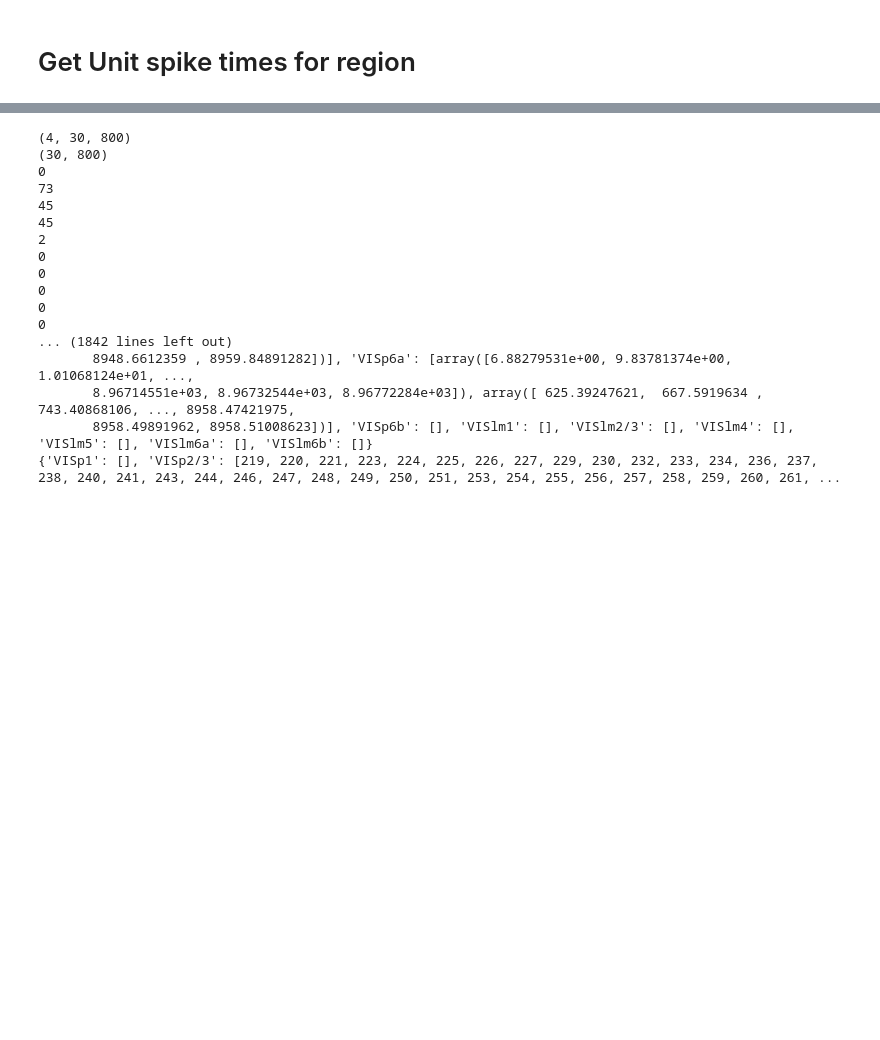
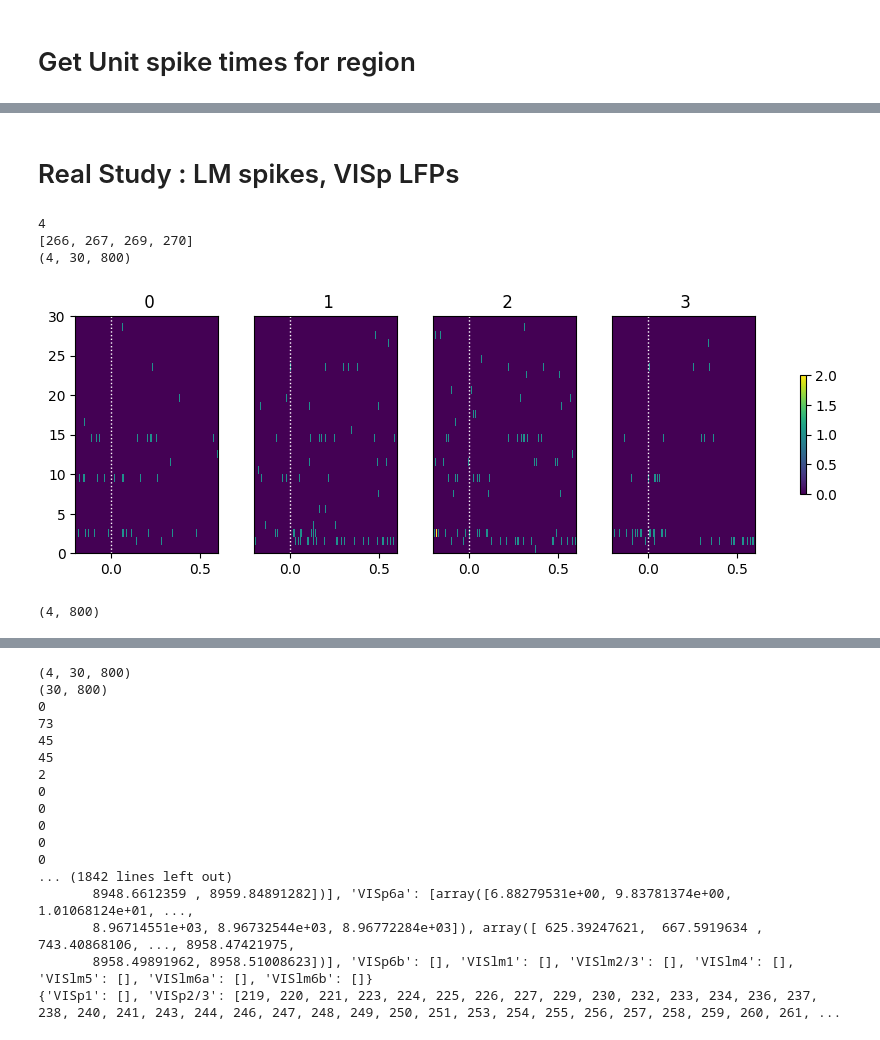
Before and after one commit to JiwooNAM/Lab2025, a Jupyter notebook: LFP exercise.ipynb, the cells around one changed output, grey strips where cells are left out. Saved outputs shown, nothing was run; the diff lists cells and outputs as text; code cells hidden in the pictures; blank space fills up the shorter version.

```diff
--- a/LFP exercise.ipynb
+++ b/LFP exercise.ipynb
@@ -563,7 +568,7 @@ def get_units(region):
     units_ids = []
     location_units_spike_times = []
     for row in units:
-        if get_unit_location(row) == region and row.quality.item() == "good":
+        if get_unit_location(row) == region: #and row.quality.item() == "good":
             location_units_spike_times.append(row.spike_times.item())
             units_ids.append(row.cluster_id.item())
     units_spike_times += location_units_spike_times
@@ -571,0 +602,21 @@ def get_units(region):
+# %%
+def show_response(ax, window, window_start_time, window_end_time, aspect="auto", vmin=None, vmax=None, yticklabels=[], skipticks=1, xlabel="Time (s)", ylabel="ROI", cbar=True, cbar_label=None):
+    if len(window) == 0:
+        print("Input data has length 0; Nothing to display")
+        return
+
+    img = ax.imshow(window, aspect=aspect, extent=[window_start_time, window_end_time, 0, len(window)], interpolation="none", vmin=vmin, vmax=vmax)
+    if cbar:
+        ax.colorbar(img, shrink=0.5, label=cbar_label)
+
+    ax.plot([0,0],[0, len(window)], ":", color="white", linewidth=1.0)
+
+    if len(yticklabels) != 0:
+        ax.set_yticks(range(len(yticklabels)))
+        ax.set_yticklabels(yticklabels, fontsize=8)
+
+        n_ticks = len(yticklabels[::skipticks])
+        ax.yaxis.set_major_locator(plt.MaxNLocator(n_ticks))
+
+    ax.set_xlabel(xlabel)
+    ax.set_ylabel(ylabel)
@@ -572,2 +662,27 @@ def get_units(region):
+# %% [markdown]
+# Real Study : LM spikes, VISp LFPs
 # %%
-_, b = get_units(area)
+spikes_LM, ids_LM = get_units('VISl1')
+print(ids_LM)
+
+time_resolution = 1 / sampling_fq
+n_bins = int((window_end_time - window_start_time) / time_resolution)+1
+bin_edges = np.linspace(window_start_time, window_end_time, n_bins, endpoint=True)
+stimulus_onset_idx = int(-bin_edges[0] / time_resolution)
+
+bin_spikes_LM = get_spike_matrix(stim_times_IC, spikes_LM, bin_edges)
+
+print(bin_spikes_LM.shape)
+# %% [output]
+4
+[266, 267, 269, 270]
+(4, 30, 800)
+# %%
+show_many_responses(bin_spikes_LM, 1, 4)
+# %% [output]
+[figure, added]
+# %%
+trial_avg_bin_spikes = np.mean(bin_spikes_LM, axis = 1)
+print(trial_avg_bin_spikes.shape)
+# %% [output]
+(4, 800)
```
Also changed, not shown: parts of 55 cells of this notebook.
